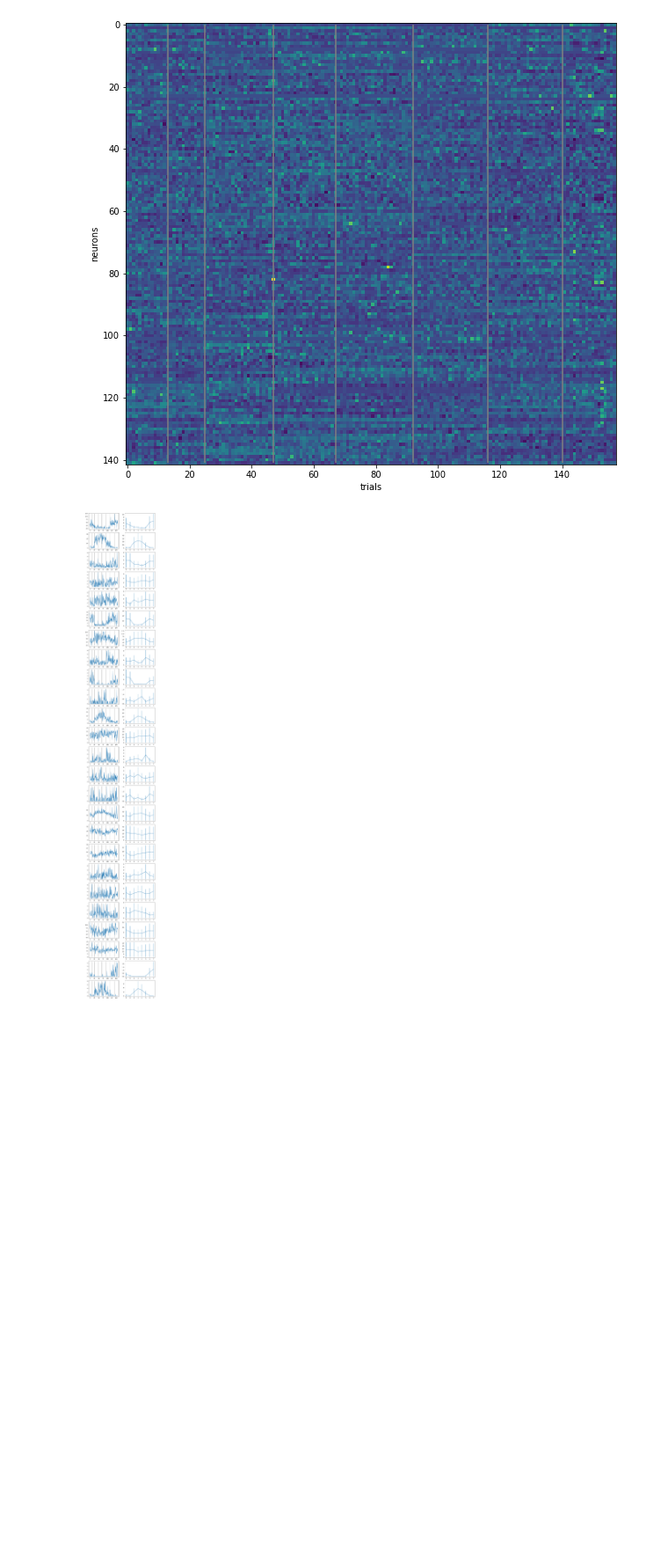
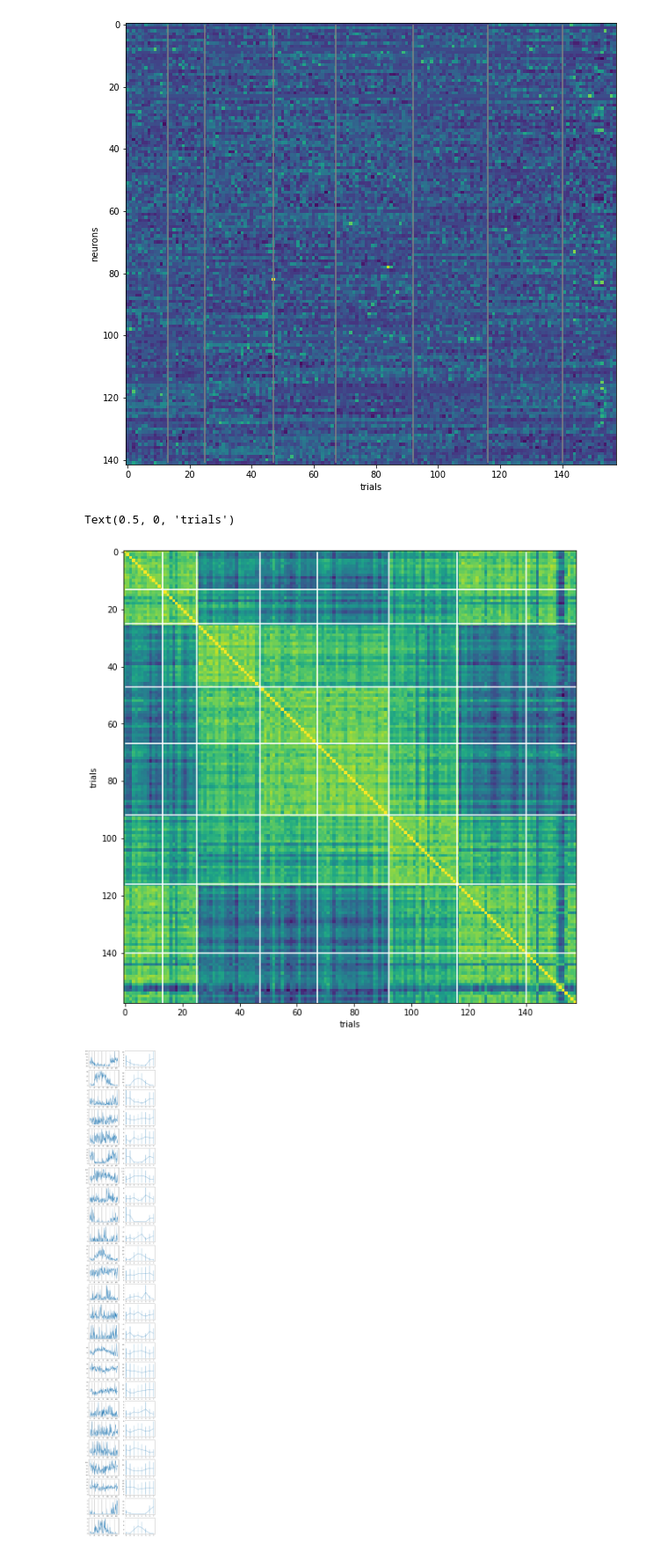
Before and after one commit to CONECT-INT/2022_CENTURI-SummerSchool, a Jupyter notebook: dev/dataset1_jure.ipynb, the cells around one changed output. Shown at 88% size. Saved outputs shown, nothing was run; the diff lists cells and outputs as text; code cells hidden in the pictures; blank space fills up the shorter version.

```diff
--- a/dev/dataset1_jure.ipynb
+++ b/dev/dataset1_jure.ipynb
@@ -52,6 +52,17 @@ plt.xlabel('trials')
 # %% [output]
 Text(0.5, 0, 'trials')
 [figure]
+# %%
+plt.figure(figsize=(10,10))
+x_sorted_corr = np.corrcoef(x_sorted.T)
+plt.vlines(ch_trials, 0, 160, color='white')
+plt.hlines(ch_trials, 0, 160, color='white')
+plt.imshow(x_sorted_corr)
+plt.ylabel('trials')
+plt.xlabel('trials')
+# %% [output]
+Text(0.5, 0, 'trials')
+[figure, added]
 # %%
 #getting condition-averaged population vector
 
```
Also changed, not shown: parts of 16 cells of this notebook.
